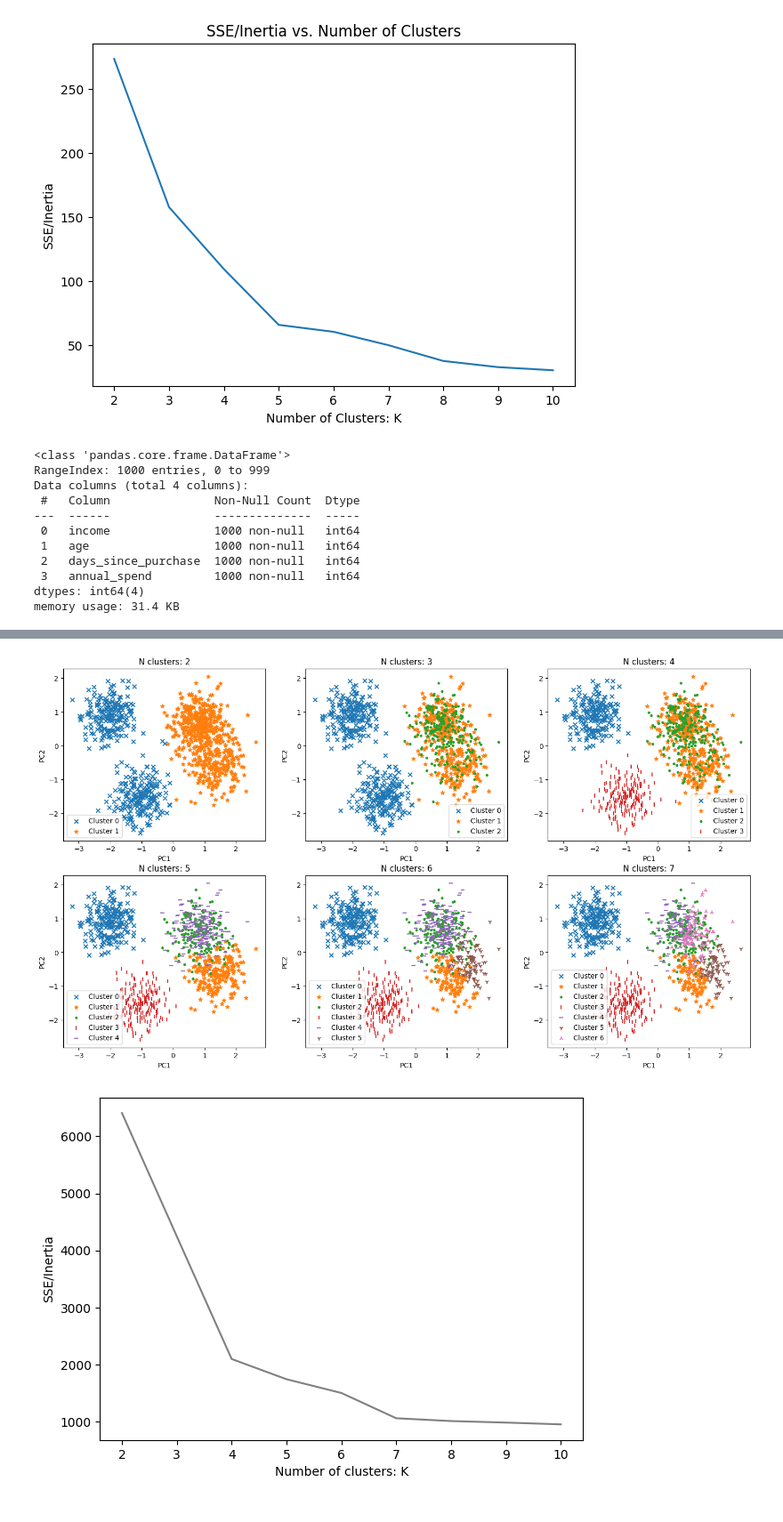
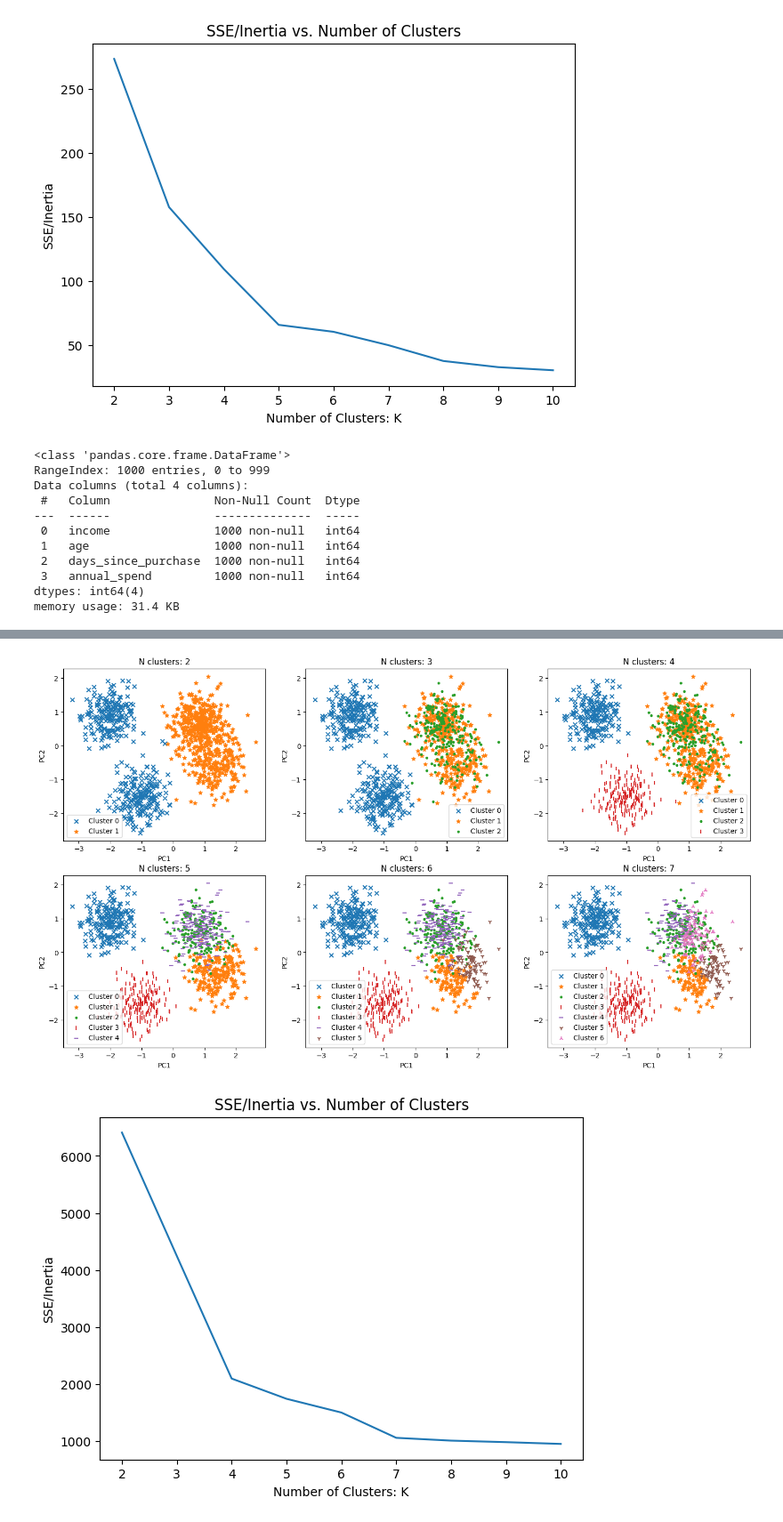
Before and after one commit to johnson80245/python, a Jupyter notebook: DS for Marketing Analytics/DS Marketing Analytics Ch4.ipynb, the cells around one changed output, grey strips where cells are left out. Shown at 89% size. Saved outputs shown, nothing was run; the diff lists cells and outputs as text; code cells hidden in the pictures.

```diff
--- a/DS for Marketing Analytics/DS Marketing Analytics Ch4.ipynb
+++ b/DS for Marketing Analytics/DS Marketing Analytics Ch4.ipynb
@@ -155,54 +155,38 @@ for n in range(2, 8):
                     label = "Cluster " + str(clust))
         plt.title("N clusters: " + str(n))
         plt.xlabel('PC1')
         plt.ylabel('PC2')
         plt.legend()
 plt.show()
 
 
 #create the elbow plot
 
-#Fit multiple KMeans models and store inertia values
-#X = clothing[columns_scaled]
-
-# inertia_scores = []
-# for K in range(2,11):
-#     inertia = KMeans(n_clusters = K,
-#                      random_state = 42).fit(X).inertia_
-#     inertia_scores.append(inertia)
-
-# #Create the SSE/inertia_Scores
-# plt.figure(figsize = [7,5])
-# plt.plot(range(2,11), inertia_scores)
-# plt.title("SSE/Inertia vs. Number of Clusters")
-# plt.xlabel('Number of Clusters: K')
-# plt.ylabel('SSE/Inertia')
-# plt.show()
-
 inertia_scores = []
-
 for K in range(2,11):
-    inertia = KMeans(n_clusters=K, random_state=42)\
-              .fit(data_scaled).inertia_
+    inertia = KMeans(n_clusters = K,
+                     random_state = 42).fit(clothing).inertia_
     inertia_scores.append(inertia)
 
-plt.figure(figsize=[7,5])
-plt.plot(range(2,11), inertia_scores, color='gray')
-plt.xlabel("Number of clusters: K")
+#Create the SSE/inertia_Scores
+plt.figure(figsize = [7,5])
+plt.plot(range(2,11), inertia_scores)
+plt.title("SSE/Inertia vs. Number of Clusters")
+plt.xlabel('Number of Clusters: K')
 plt.ylabel('SSE/Inertia')
 plt.show()
 # %% [output]
 <class 'pandas.core.frame.DataFrame'>
 RangeIndex: 1000 entries, 0 to 999
 Data columns (total 4 columns):
  #   Column               Non-Null Count  Dtype
 ---  ------               --------------  -----
  0   income               1000 non-null   int64
  1   age                  1000 non-null   int64
  2   days_since_purchase  1000 non-null   int64
  3   annual_spend         1000 non-null   int64
 dtypes: int64(4)
 memory usage: 31.4 KB
 [figure]
 [figure]
-[figure, old version]
+[figure, new version]
```
Also changed, not shown: parts of 5 cells of this notebook.
